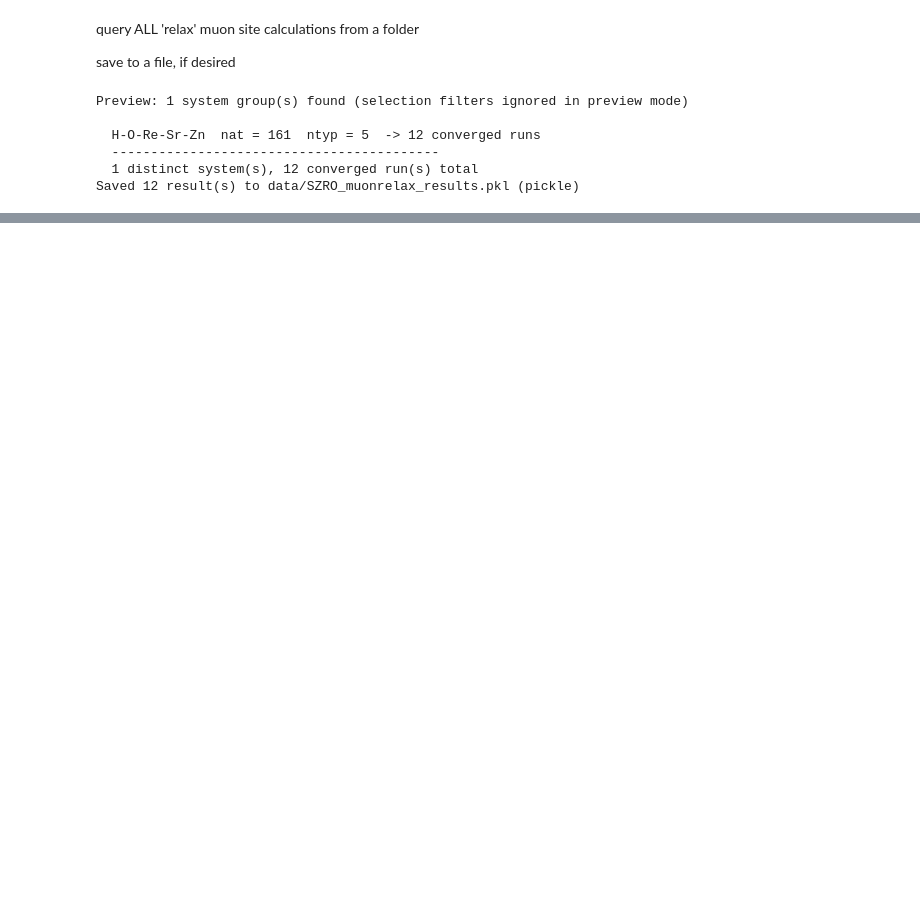
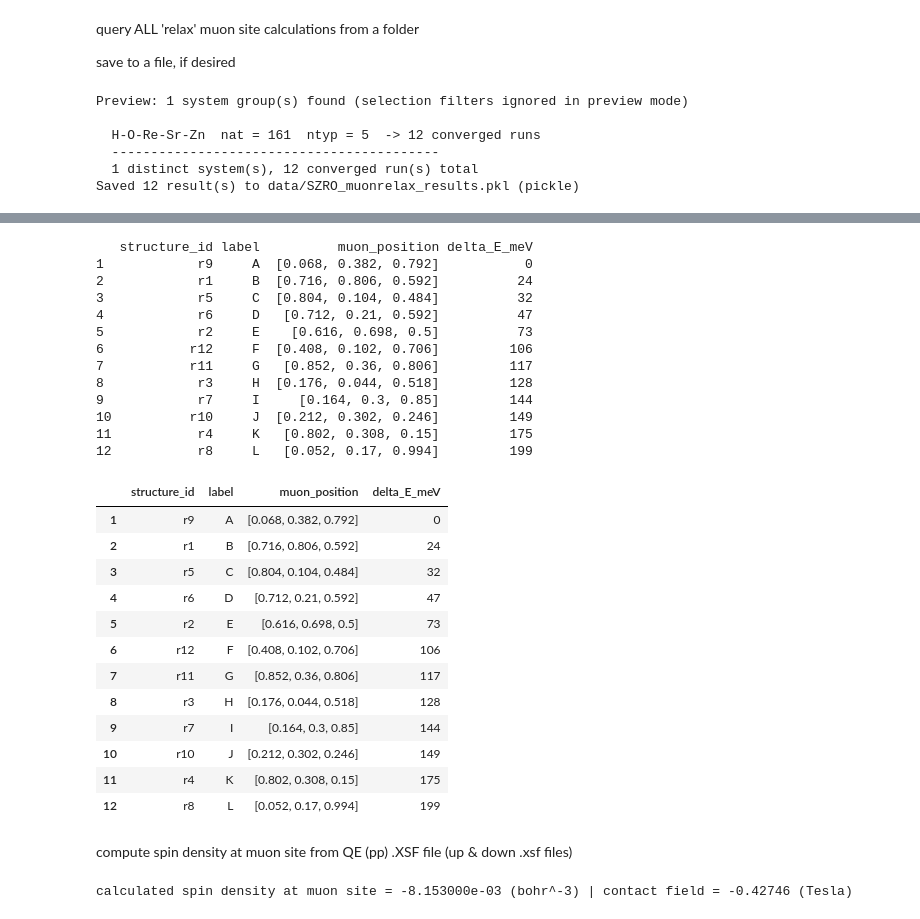
Before and after one commit to jazmaryphy/muonscripts, a Jupyter notebook: examples/io_load.ipynb, the cells around one changed output, grey strips where cells are left out. Cells and saved outputs as stored; diff of their text form; code cells hidden in the pictures; blank space fills up the shorter version.

```diff
--- a/examples/io_load.ipynb
+++ b/examples/io_load.ipynb
@@ -318,0 +316,6 @@ H      0.000000000    0.000000000    0.000000000
+# %%
+file_name = os.path.join(dpath, 'SZRO/SZRO_monoP.cif')
+p_st = Structure.from_file(file_name)
+print(p_st)
+
+sc_matrix = np.diag([2, 2, 2])
@@ -318,0 +340,26 @@ H      0.000000000    0.000000000    0.000000000
+# %%
+input_st = p_st.copy()
+init_supc = input_st.copy()
+init_supc.make_supercell(sc_matrix)
+
+cluster = get_clustering_after_run_from_data(
+    results,
+    input_st,
+    sc_matrix,
+    magmom=None
+)
+
+print('The cluster keys are:', list(cluster.keys()))
+
+mapping = cluster["mapping"]
+unique_cluster = cluster["unique_pos"]
+
+unique_sorted = {v: i+1 for i, v in enumerate(sorted(set(mapping)))}
+remapped = [unique_sorted[x] for x in mapping]
+
+print_clustering_summary(
+    cluster,
+    input_st=input_st,   # or None, if you want the supercell positions
+    use_unitcell=True,   # or None, if you want the supercell positions
+    # precision=5
+)
@@ -318,0 +442,3 @@ H      0.000000000    0.000000000    0.000000000
+# %%
+df, df_all = get_dataframe(unique_cluster, sc_matrix)
+print(df_all)
@@ -318,0 +463,45 @@ H      0.000000000    0.000000000    0.000000000
+# %%
+print(df)
+df
+# %% [output]
+   structure_id label          muon_position delta_E_meV
+1            r9     A  [0.068, 0.382, 0.792]           0
+2            r1     B  [0.716, 0.806, 0.592]          24
+3            r5     C  [0.804, 0.104, 0.484]          32
+4            r6     D   [0.712, 0.21, 0.592]          47
+5            r2     E    [0.616, 0.698, 0.5]          73
+6           r12     F  [0.408, 0.102, 0.706]         106
+7           r11     G   [0.852, 0.36, 0.806]         117
+8            r3     H  [0.176, 0.044, 0.518]         128
+9            r7     I     [0.164, 0.3, 0.85]         144
+10          r10     J  [0.212, 0.302, 0.246]         149
+11           r4     K   [0.802, 0.308, 0.15]         175
+12           r8     L   [0.052, 0.17, 0.994]         199
+|  | structure_id | label | muon_position | delta_E_meV |
+| 1 | r9 | A | [0.068, 0.382, 0.792] | 0 |
+| 2 | r1 | B | [0.716, 0.806, 0.592] | 24 |
+| 3 | r5 | C | [0.804, 0.104, 0.484] | 32 |
+| 4 | r6 | D | [0.712, 0.21, 0.592] | 47 |
+| 5 | r2 | E | [0.616, 0.698, 0.5] | 73 |
+| 6 | r12 | F | [0.408, 0.102, 0.706] | 106 |
+| 7 | r11 | G | [0.852, 0.36, 0.806] | 117 |
+| 8 | r3 | H | [0.176, 0.044, 0.518] | 128 |
+| 9 | r7 | I | [0.164, 0.3, 0.85] | 144 |
+| 10 | r10 | J | [0.212, 0.302, 0.246] | 149 |
+| 11 | r4 | K | [0.802, 0.308, 0.15] | 175 |
+| 12 | r8 | L | [0.052, 0.17, 0.994] | 199 |
+# %% [markdown]
+compute spin density at muon site from QE (pp) .XSF file (up & down .xsf files)
+# %%
+up_file = 'Fe2P_QE_spinup_Astar.XSF'
+up_file = 'Fe2P_QE_spinup_A.XSF'
+up_file = os.path.join(dpath, up_file)
+dw_file = 'Fe2P_QE_spindw_Astar.XSF'
+dw_file = 'Fe2P_QE_spindw_A.XSF'
+dw_file = os.path.join(dpath, dw_file)
+
+sp_density, B_c = contact_field.field_at_muon(up_file, dw_file)
+
+print(f'calculated spin density at muon site = {sp_density: .6e} (bohr^-3) | contact field = {B_c: .5f} (Tesla)')
+# %% [output]
+calculated spin density at muon site = -8.153000e-03 (bohr^-3) | contact field = -0.42746 (Tesla)
```
Also changed, not shown: parts of 38 cells of this notebook, 8 other files.
